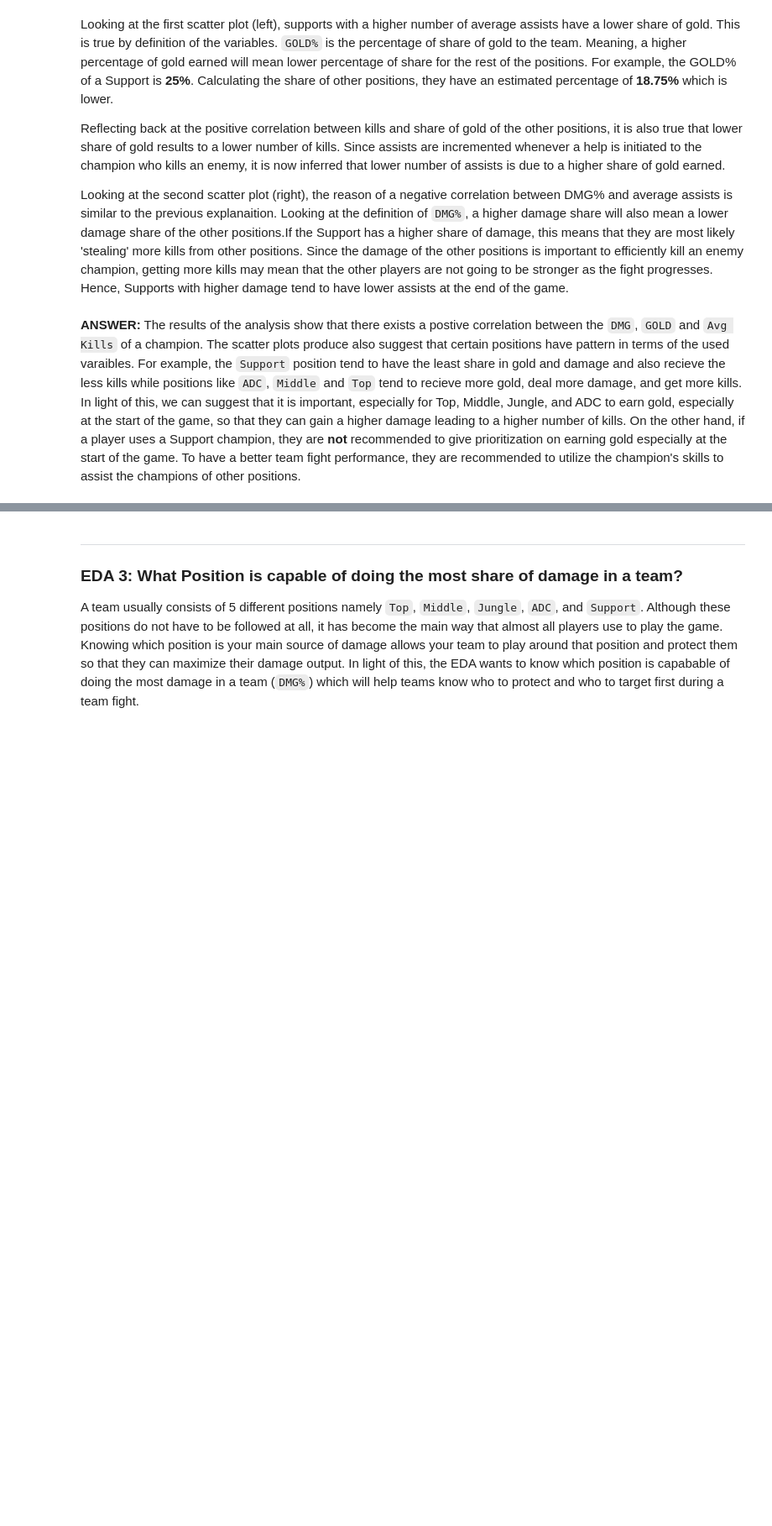
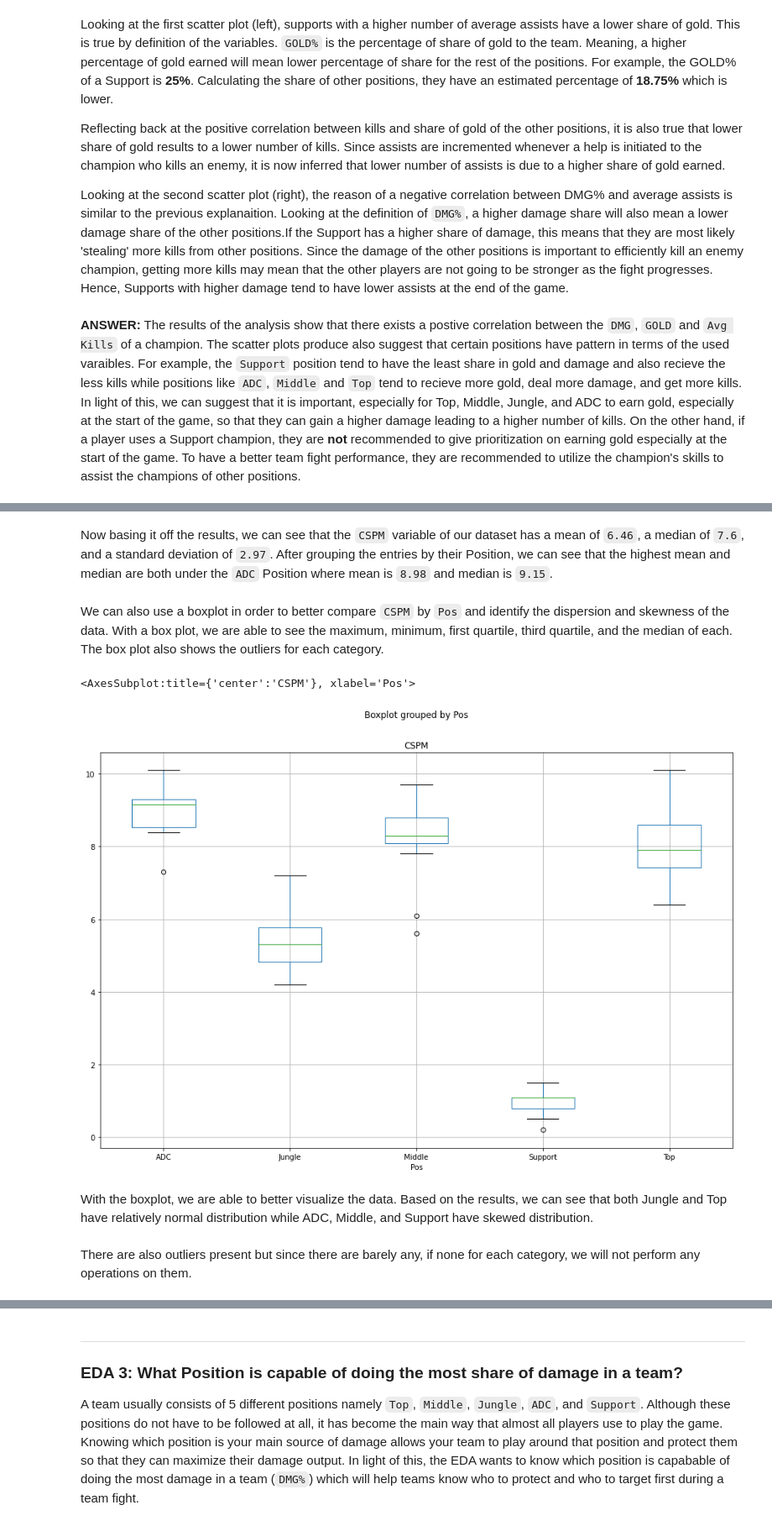
Before and after one commit to Joseph-Ano/League-of-Legends-dataset-visualization, a Jupyter notebook: S13 MCO1 Group8.ipynb, the cells around one changed output, grey strips where cells are left out. Shown at 84% size. Saved outputs shown, nothing was run; the diff lists cells and outputs as text; code cells hidden in the pictures; blank space fills up the shorter version.

```diff
--- a/S13 MCO1 Group8.ipynb
+++ b/S13 MCO1 Group8.ipynb
@@ -408,0 +469,13 @@ Looking at the second scatter plot (right), the reason of a negative correlation
+# %% [markdown]
+Now basing it off the results, we can see that the `CSPM` variable of our dataset has a mean of `6.46`, a median of `7.6`, and a standard deviation of `2.97`. After grouping the entries by their Position, we can see that the highest mean and median are both under the `ADC` Position where mean is `8.98` and median is `9.15`.
+# %% [markdown]
+We can also use a boxplot in order to better compare `CSPM` by `Pos` and identify the dispersion and skewness of the data. With a box plot, we are able to see the maximum, minimum, first quartile, third quartile, and the median of each. The box plot also shows the outliers for each category.
+# %%
+lol_df.boxplot("CSPM", by="Pos", figsize=(15,10))
+# %% [output]
+<AxesSubplot:title={'center':'CSPM'}, xlabel='Pos'>
+[figure, added]
+# %% [markdown]
+With the boxplot, we are able to better visualize the data. Based on the results, we can see that both Jungle and Top have relatively normal distribution while ADC, Middle, and Support have skewed distribution.
+# %% [markdown]
+There are also outliers present but since there are barely any, if none for each category, we will not perform any operations on them.
```
Also changed, not shown: parts of 11 cells of this notebook.
